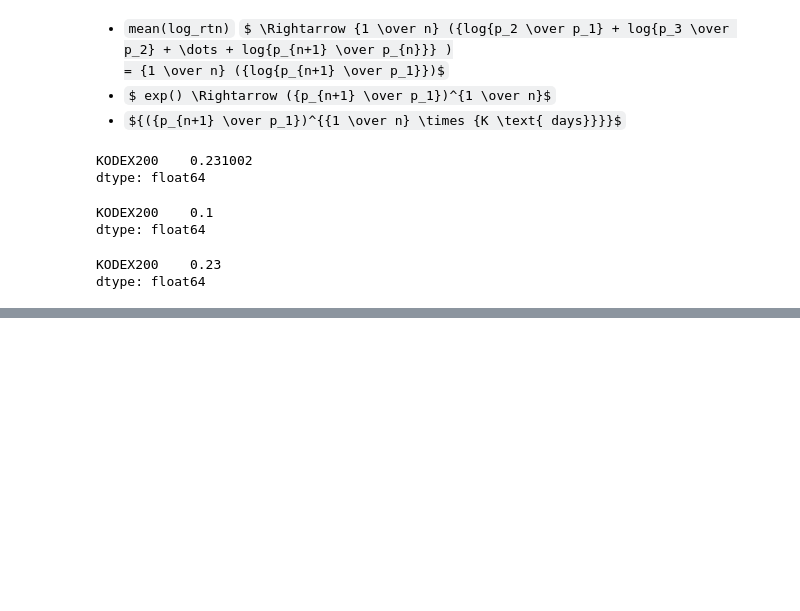
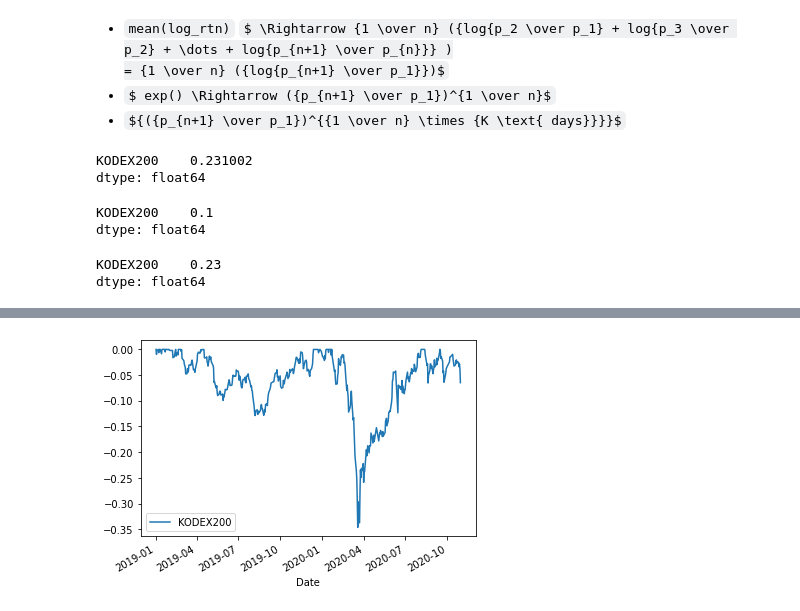
Before and after one commit to JihoQuant/Python-Pandas-Part-1, a Jupyter notebook: part2/3. Performance Indicator.ipynb, the cells around one changed output, grey strips where cells are left out. Drawn from its saved outputs; the diff is of its cells as text; code cells hidden in the pictures; some formulas as TeX source; blank space fills up the shorter version.

```diff
--- a/part2/3. Performance Indicator.ipynb
+++ b/part2/3. Performance Indicator.ipynb
@@ -195,0 +300,4 @@ dtype: float64
+# %%
+((cum_rtn_df - cum_max_df) / cum_max_df).plot(); # p1/p2 - 1
+# %% [output]
+[figure, added]
```
Also changed, not shown: parts of 28 cells of this notebook.
